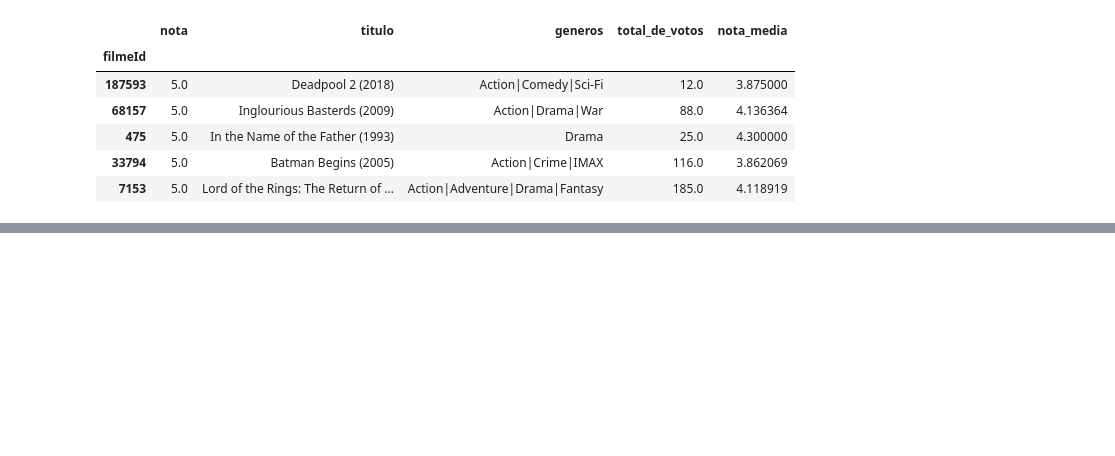
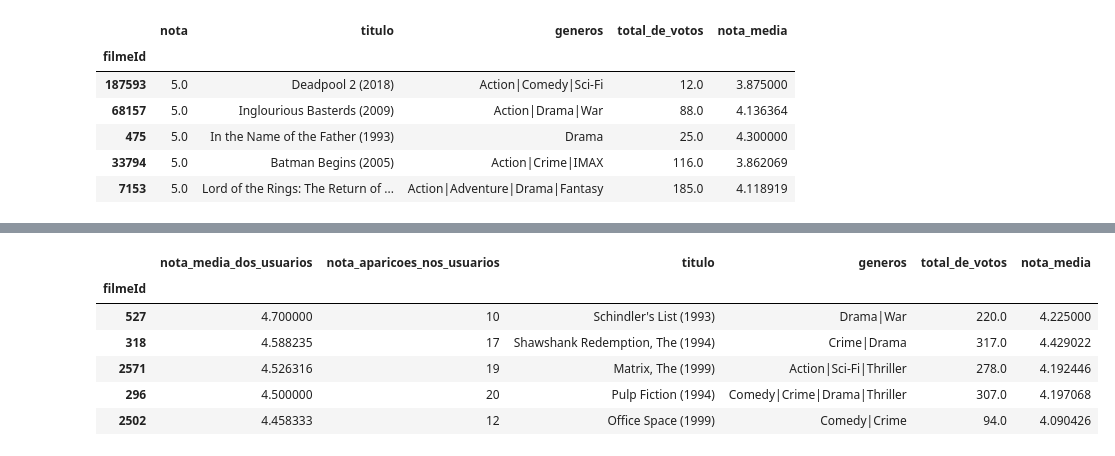
Before and after one commit to LuTDC/ml_negocios_digitais, a Jupyter notebook: Machine Learning - Intro a sistemas de recomendação em Python/Projeto.ipynb, the cells around one changed output, grey strips where cells are left out. Cells and saved outputs as stored; diff of their text form; code cells hidden in the pictures; blank space fills up the shorter version.

```diff
--- a/Machine Learning - Intro a sistemas de recomendação em Python/Projeto.ipynb
+++ b/Machine Learning - Intro a sistemas de recomendação em Python/Projeto.ipynb
@@ -473,0 +591,10 @@ sugestoes_para_usuario(1, 10, 50).head()
+# %%
+sugestoes_para_usuario(611, 20).head()
+# %% [output]
+|  | nota_media_dos_usuarios | nota_aparicoes_nos_usuarios | titulo | generos | total_de_votos | nota_media |
+| filmeId |  |  |  |  |  |  |
+| 527 | 4.700000 | 10 | Schindler's List (1993) | Drama|War | 220.0 | 4.225000 |
+| 318 | 4.588235 | 17 | Shawshank Redemption, The (1994) | Crime|Drama | 317.0 | 4.429022 |
+| 2571 | 4.526316 | 19 | Matrix, The (1999) | Action|Sci-Fi|Thriller | 278.0 | 4.192446 |
+| 296 | 4.500000 | 20 | Pulp Fiction (1994) | Comedy|Crime|Drama|Thriller | 307.0 | 4.197068 |
+| 2502 | 4.458333 | 12 | Office Space (1999) | Comedy|Crime | 94.0 | 4.090426 |
```
Also changed, not shown: parts of 14 cells of this notebook.
